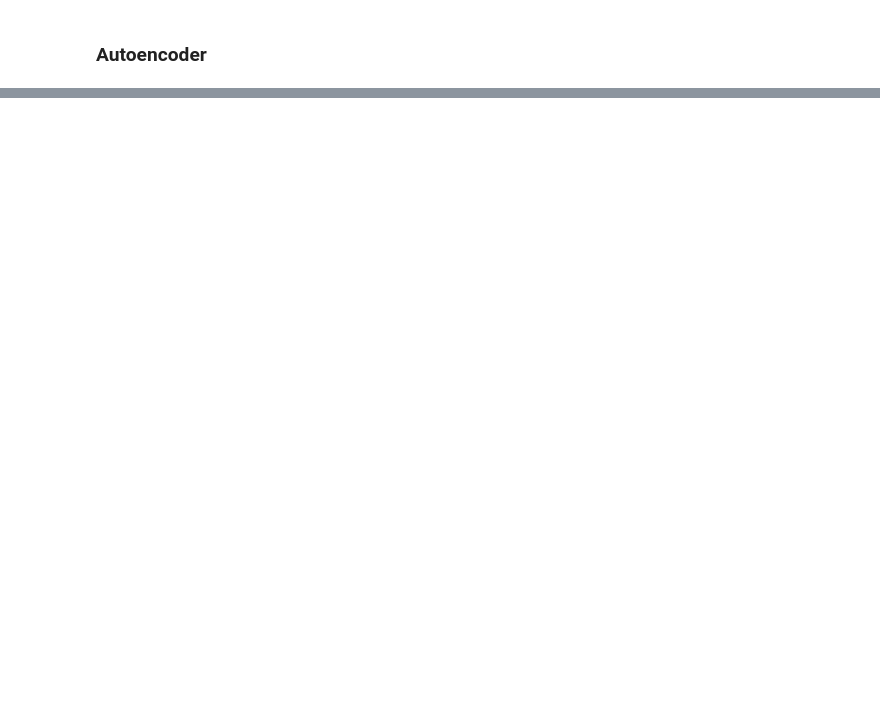
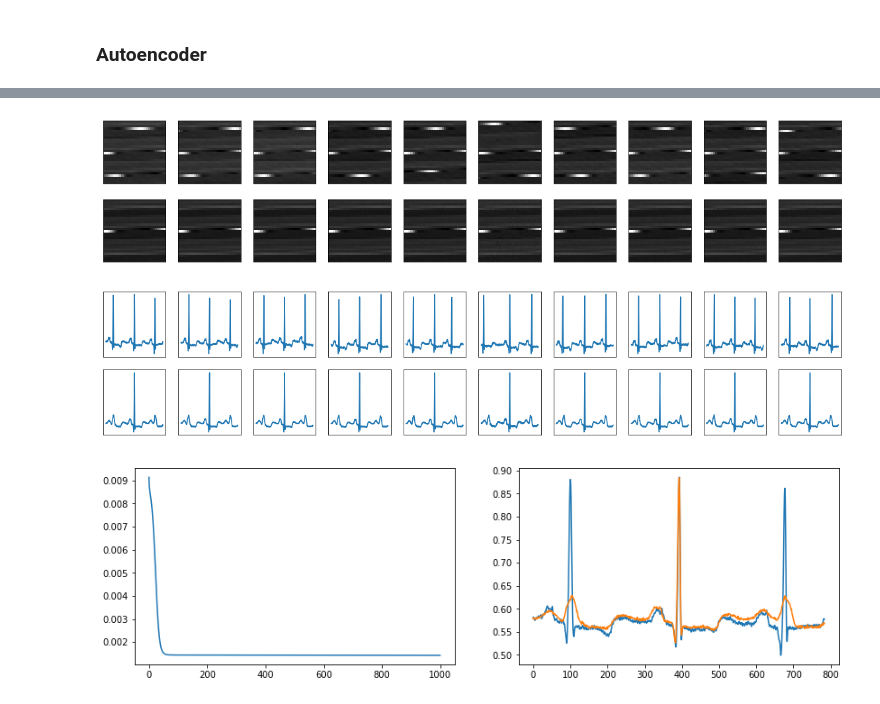
Before and after one commit to piotrbazan/machine-learning, a Jupyter notebook: projects/ecg/ecg.ipynb, the cells around one changed output, grey strips where cells are left out. Drawn from its saved outputs; the diff is of its cells as text; code cells hidden in the pictures; blank space fills up the shorter version.

```diff
--- a/projects/ecg/ecg.ipynb
+++ b/projects/ecg/ecg.ipynb
@@ -167,0 +199,6 @@ plt.plot(decoded_imgs[0])
+# %%
+run(*create_encoders(784, [256, 128], 64), epochs=1000)
+# %% [output]
+[figure, added]
+[figure, added]
+[figure, added]
```
Also changed, not shown: parts of 24 cells of this notebook.
